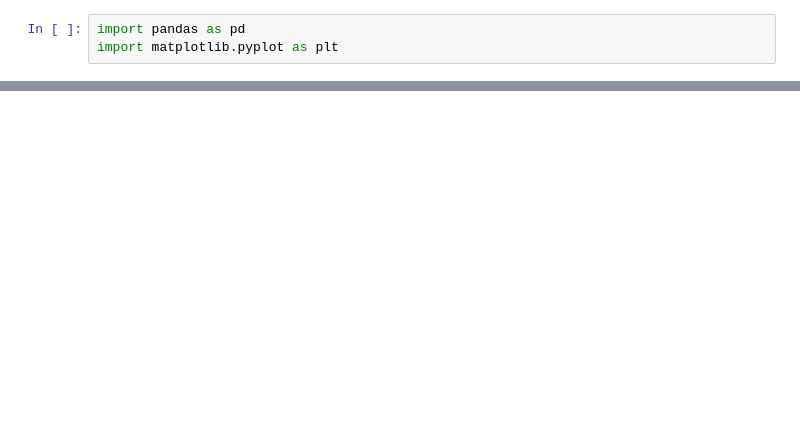
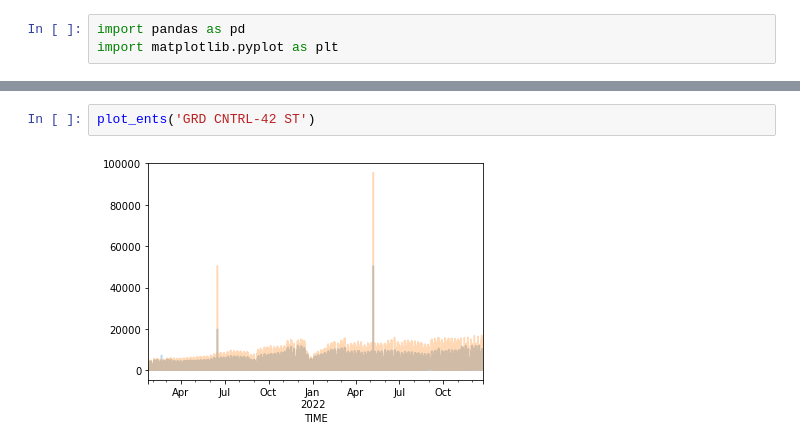
Before and after one commit to trevorwitter/nyc-subway-utilization, a Jupyter notebook: data_extract/notebooks/plot_entries_exits.ipynb, the cells around one changed output, grey strips where cells are left out. Cells and saved outputs as stored; diff of their text form; blank space fills up the shorter version.

```diff
--- a/data_extract/notebooks/plot_entries_exits.ipynb
+++ b/data_extract/notebooks/plot_entries_exits.ipynb
@@ -27,0 +22,4 @@ plot_ents('103 ST')
+# %%
+plot_ents('GRD CNTRL-42 ST')
+# %% [output]
+[figure, added]
```
Also changed, not shown: parts of 25 cells of this notebook, 2 other files.
